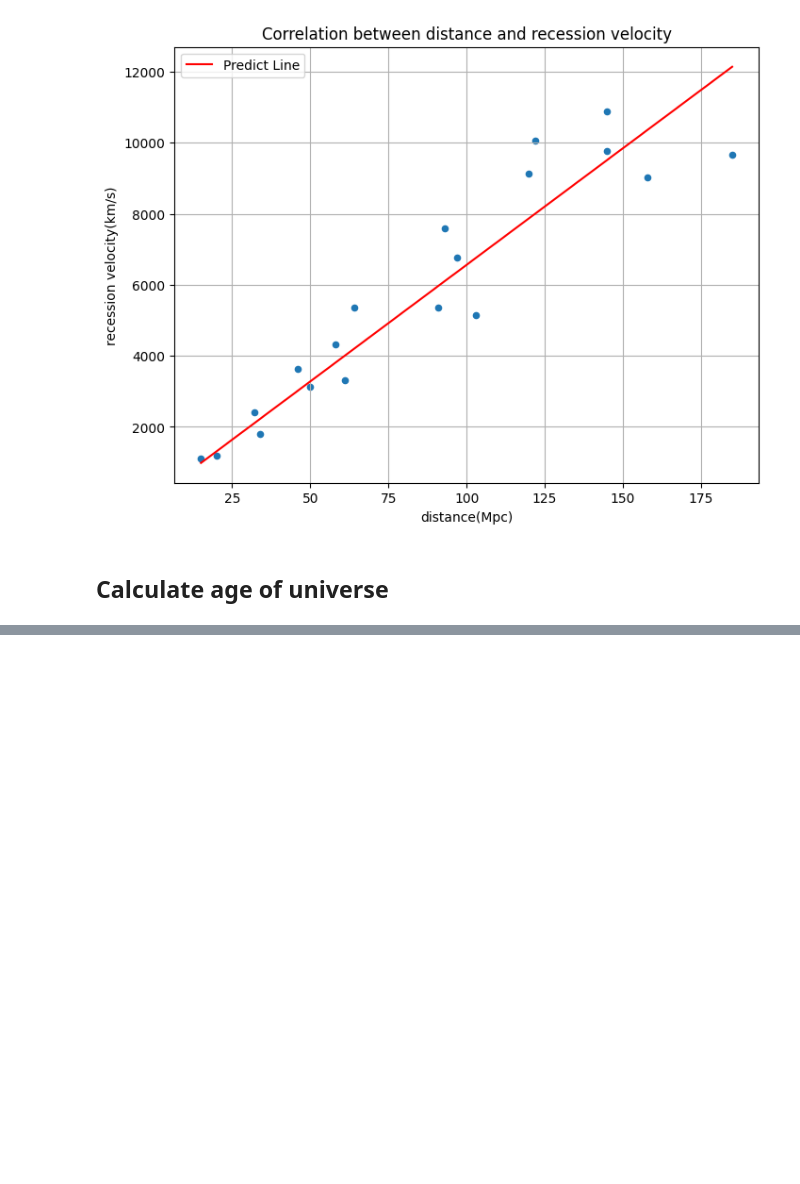
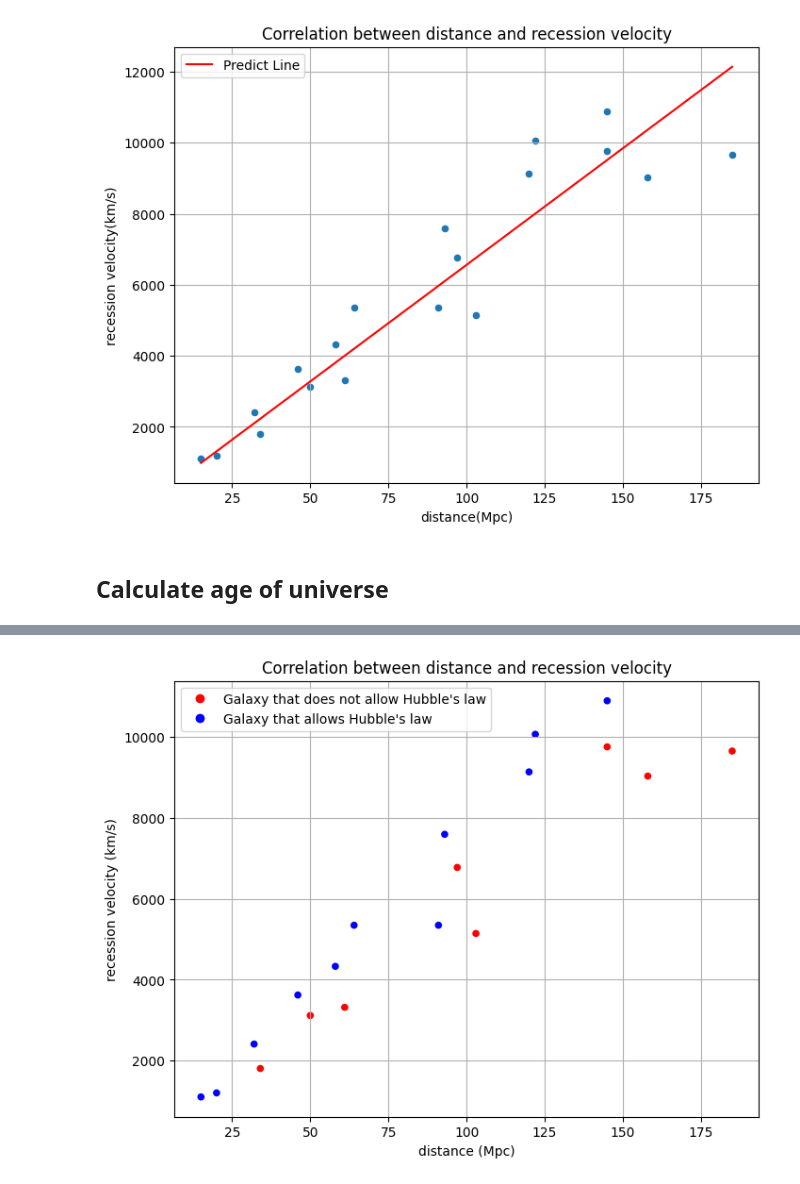
Before and after one commit to Nonbangkok/AstroCode, a Jupyter notebook: astrocode.ipynb, the cells around one changed output, grey strips where cells are left out. Saved outputs shown, nothing was run; the diff lists cells and outputs as text; code cells hidden in the pictures; blank space fills up the shorter version.

```diff
--- a/astrocode.ipynb
+++ b/astrocode.ipynb
@@ -154,0 +238,58 @@ print(f"{age_of_universe} years")
+# %%
+# make different color of galaxy i on scatter plot when galaxy i does not allow Hubble's law
+D = df['d']
+V = df['v']
+galaxies = list(zip(D, V))
+galaxies.sort()
+
+unique_distances = sorted(set(d for d, _ in galaxies))
+distance_map = {d: i + 1 for i, d in enumerate(unique_distances)}
+
+class FenwickTree:
+    def __init__(self, size):
+        self.size = size
+        self.tree = [float('-inf')] * (size + 1)
+
+    def update(self, idx, value):
+        while idx <= self.size:
+            self.tree[idx] = max(self.tree[idx], value)
+            idx += idx & -idx
+
+    def query(self, idx):
+        max_value = float('-inf')
+        while idx > 0:
+            max_value = max(max_value, self.tree[idx])
+            idx -= idx & -idx
+        return max_value
+
+ft = FenwickTree(len(unique_distances))
+
+colors = []
+for d, v in galaxies:
+    compressed_d = distance_map[d]
+    max_v = ft.query(compressed_d - 1)
+    # use Fenwick Tree Datastructure and greedy algorithm to optimize code from O(n^2) to O(nlogn)
+    if max_v > v:
+        # If Galaxy i does not allow Hubble's law, its color will be red;
+        colors.append('red')
+    else:
+        # If Galaxy i allows Hubble's law, its color will be blue.
+        colors.append('blue')
+    ft.update(compressed_d, v)
+
+original_order_colors = [colors[galaxies.index((d, v))] for d, v in zip(df['d'], df['v'])]
+
+plt.figure(figsize=(8, 6))
+plt.scatter(df['d'], df['v'], c = original_order_colors, s=20)
+plt.xlabel('distance (Mpc)')
+plt.ylabel('recession velocity (km/s)')
+plt.title('Correlation between distance and recession velocity')
+plt.grid(True)
+legend_elements = [
+    plt.Line2D([0], [0], marker='o', color='w', label='Galaxy that does not allow Hubble\'s law', markerfacecolor='red', markersize=8),
+    plt.Line2D([0], [0], marker='o', color='w', label='Galaxy that allows Hubble\'s law', markerfacecolor='blue', markersize=8)
+]
+plt.legend(handles=legend_elements)
+plt.show()
+# %% [output]
+[figure, added]
```
Also changed, not shown: parts of 15 cells of this notebook.
